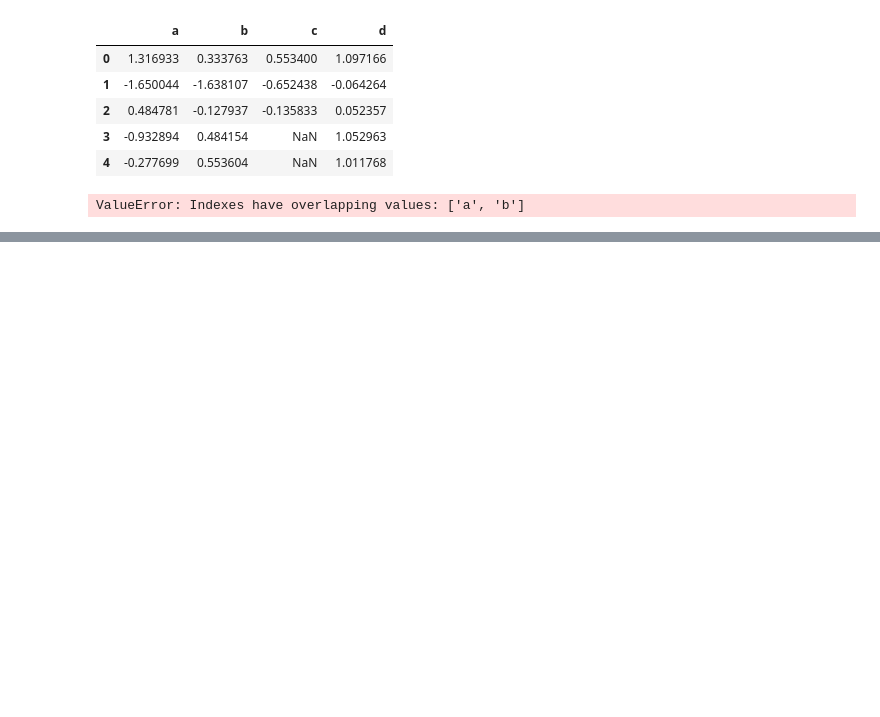
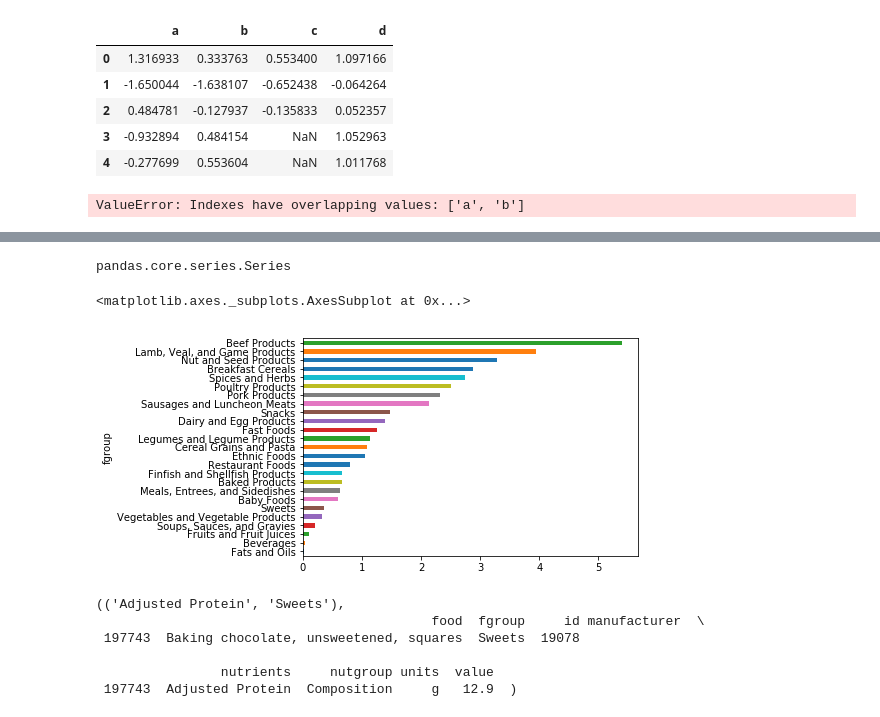
Before and after one commit to longfengpili/python-for-data-analysis, a Jupyter notebook: 第七章.ipynb, the cells around one changed output, grey strips where cells are left out. Drawn from its saved outputs; the diff is of its cells as text; code cells hidden in the pictures; blank space fills up the shorter version.

```diff
--- a/第七章.ipynb
+++ b/第七章.ipynb
@@ -290,0 +1152,4 @@ ValueError: Indexes have overlapping values: ['a', 'b']
+# %%
+nutrients = nutrients.drop_duplicates()
+# %%
+nutrients = nutrients.rename(columns={'description':'nutrients','group':'nutgroup'},copy=False)
@@ -290,0 +1165,2 @@ ValueError: Indexes have overlapping values: ['a', 'b']
+# %%
+ndata = pd.merge(info,nutrients,how='left')
@@ -290,0 +1188,11 @@ ValueError: Indexes have overlapping values: ['a', 'b']
+# %%
+results = ndata.groupby(['nutrients','fgroup'])['value'].quantile(0.5)
+# %%
+type(results['Zinc, Zn'])
+# %% [output]
+pandas.core.series.Series
+# %%
+results['Zinc, Zn'].sort_values(ascending=True).plot(kind='barh')
+# %% [output]
+<matplotlib.axes._subplots.AxesSubplot at 0x...>
+[figure, added]
@@ -290,0 +1201,9 @@ ValueError: Indexes have overlapping values: ['a', 'b']
+# %%
+list(t)[0]
+# %% [output]
+(('Adjusted Protein', 'Sweets'),
+                                           food  fgroup     id manufacturer  \
+ 197743  Baking chocolate, unsweetened, squares  Sweets  19078
+
+                nutrients     nutgroup units  value
+ 197743  Adjusted Protein  Composition     g   12.9  )
```
Also changed, not shown: parts of 151 cells of this notebook.
